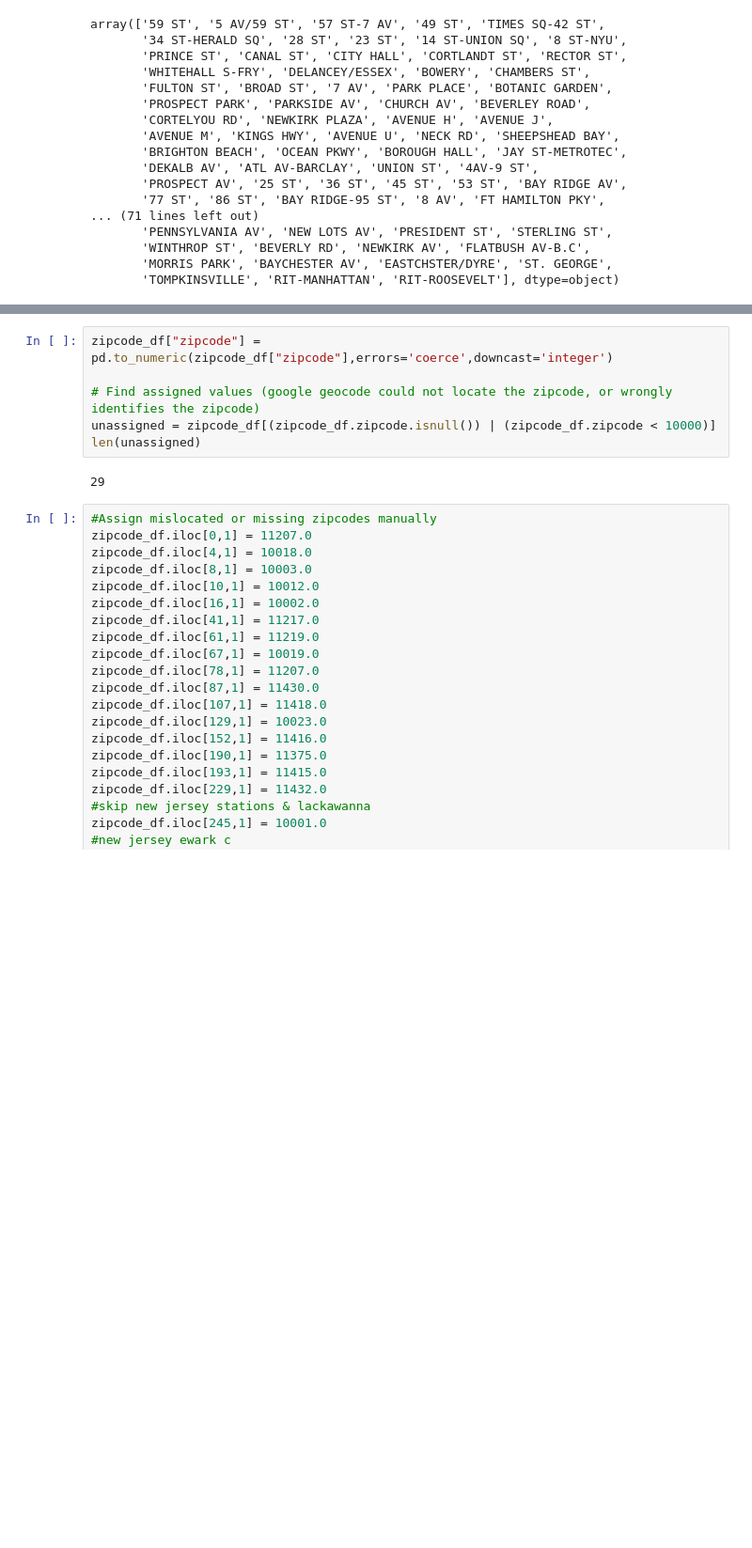
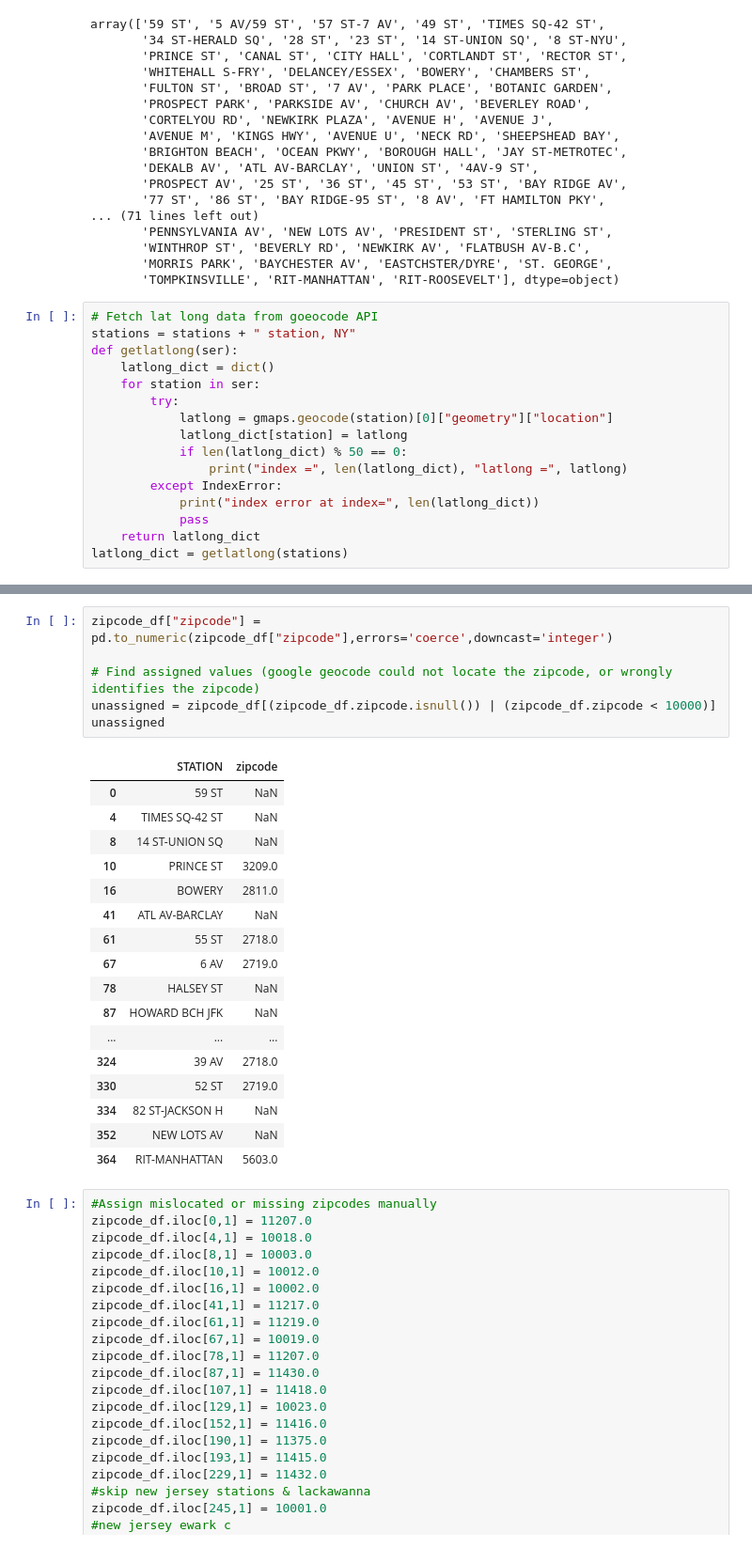
Before and after one commit to pmin91/DS_projects, a Jupyter notebook: Project1/Proj1_c.ipynb, the cells around one changed output, grey strips where cells are left out. Shown at 94% size. Saved outputs shown, nothing was run; the diff lists cells and outputs as text; blank space fills up the shorter version.

```diff
--- a/Project1/Proj1_c.ipynb
+++ b/Project1/Proj1_c.ipynb
@@ -260,3 +281,19 @@ array(['59 ST', '5 AV/59 ST', '57 ST-7 AV', '49 ST', 'TIMES SQ-42 ST',
        'WINTHROP ST', 'BEVERLY RD', 'NEWKIRK AV', 'FLATBUSH AV-B.C',
        'MORRIS PARK', 'BAYCHESTER AV', 'EASTCHSTER/DYRE', 'ST. GEORGE',
        'TOMPKINSVILLE', 'RIT-MANHATTAN', 'RIT-ROOSEVELT'], dtype=object)
+# %%
+# Fetch lat long data from goeocode API
+stations = stations + " station, NY"
+def getlatlong(ser):
+    latlong_dict = dict()
+    for station in ser:
+        try:
+            latlong = gmaps.geocode(station)[0]["geometry"]["location"]
+            latlong_dict[station] = latlong
+            if len(latlong_dict) % 50 == 0:
+                print("index =", len(latlong_dict), "latlong =", latlong)
+        except IndexError:
+            print("index error at index=", len(latlong_dict))
+            pass
+    return latlong_dict
+latlong_dict = getlatlong(stations)
@@ -321,11 +379,27 @@ len(zipcode_df)
 # %%
 zipcode_df["zipcode"] = pd.to_numeric(zipcode_df["zipcode"],errors='coerce',downcast='integer')
 
 # Find assigned values (google geocode could not locate the zipcode, or wrongly identifies the zipcode)
 unassigned = zipcode_df[(zipcode_df.zipcode.isnull()) | (zipcode_df.zipcode < 10000)]
-len(unassigned)
+unassigned
 # %% [output]
-29
+|  | STATION | zipcode |
+| 0 | 59 ST | NaN |
+| 4 | TIMES SQ-42 ST | NaN |
+| 8 | 14 ST-UNION SQ | NaN |
+| 10 | PRINCE ST | 3209.0 |
+| 16 | BOWERY | 2811.0 |
+| 41 | ATL AV-BARCLAY | NaN |
+| 61 | 55 ST | 2718.0 |
+| 67 | 6 AV | 2719.0 |
+| 78 | HALSEY ST | NaN |
+| 87 | HOWARD BCH JFK | NaN |
+| ... | ... | ... |
+| 324 | 39 AV | 2718.0 |
+| 330 | 52 ST | 2719.0 |
+| 334 | 82 ST-JACKSON H | NaN |
+| 352 | NEW LOTS AV | NaN |
+| 364 | RIT-MANHATTAN | 5603.0 |
 # %%
 #Assign mislocated or missing zipcodes manually
 zipcode_df.iloc[0,1] = 11207.0
```
Also changed, not shown: parts of 10 cells of this notebook, 2 other files.
